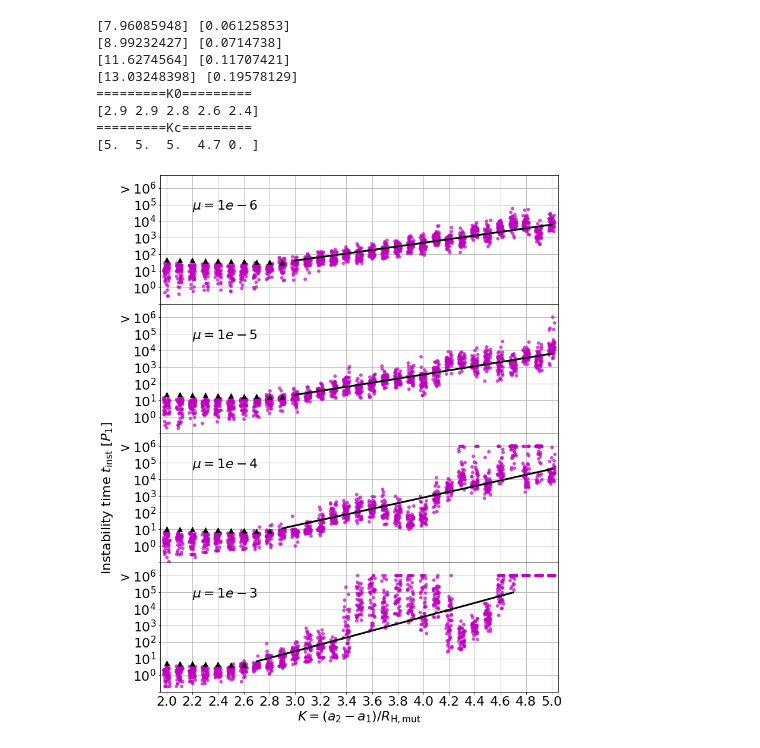
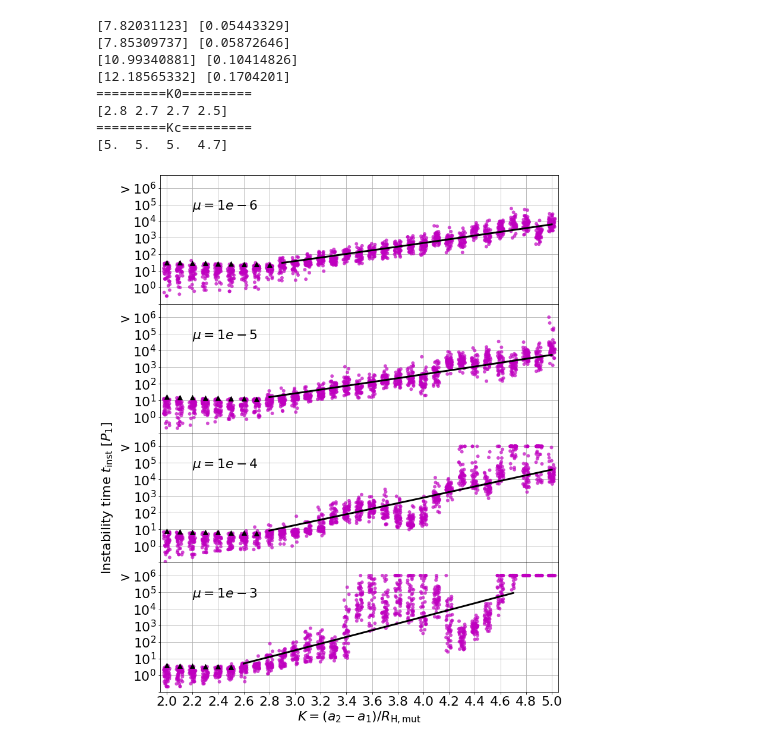
Before and after one commit to lijiaru0305/Hill-friction, a Jupyter notebook: time_nf_N3_T6.ipynb, the cells around one changed output. Drawn from its saved outputs; the diff is of its cells as text; code cells hidden in the pictures.

```diff
--- a/time_nf_N3_T6.ipynb
+++ b/time_nf_N3_T6.ipynb
@@ -14,7 +14,7 @@ def Tins_fit_full(K,b,mu,K0,Kc):
 
 def K_to_Tsyn(K,mu):
     a1 = 1.
-    eta = (mu/3.)**(1./3.)
+    eta = (3*mu/3.)**(1./3.)
     RH = (eta/(1.-0.5*K*eta)) * a1
     a2 = a1+ K*RH
     T1 = a1**1.5
@@ -55,8 +55,8 @@ cuse = ['m','m','m','m','m']
 
 dir_name_list = ['6','5','4','3']
 mu_l = [1e-6,1e-5,1e-4,1e-3]
-K0_l = [2.6,2.6,2.5,2.5,2.4]
-Kc_l = [.0,.0,.0,.0,.0]
+K0_l = [2.6,2.6,2.5,2.5]
+Kc_l = [.0,.0,.0,.0,]
 
 
 for iii in range(len(dir_name_list)):
@@ -102,10 +102,10 @@ for iii in range(len(dir_name_list)):
             N1T = np.sum(RH_time<Tsyn_list[i])
             Nin = np.sum(RH_time>0)
 
-            if N1T > Nrun*0.75:
+            if N1T > Nrun*0.8:
                 K0_l[iii] = kk_list[i]
 
-            if Nin > Nrun*0.001:
+            if Nin > Nrun*0.0:
                 Kc_l[iii] = max(kk_list[i],Kc_l[iii])
 
         if sf_data.ndim >= 2:
@@ -168,37 +168,37 @@ print(np.round(Kc_l,decimals=1))
 
 
 axs[3].set_xlabel(r'$K= (a_2-a_1)/R_{\rm H,mut}}$')
 axs[2].set_ylabel(r'Instability time $t_{\rm inst}$ [$P_1$]')
 
 #axs[iii].set_xlim([1.95,5.05])
 #axs[4].set_xticks([2.,3.0,4.0,5.0])
 
 axs[iii].set_xlim([1.95,5.05])
 axs[3].set_xticks(np.linspace(2.0,5.0,16))
 
 axs[0].set_yticklabels(['',r'$10^0$',r'$10^1$',r'$10^2$',r'$10^3$',r'$10^4$',r'$10^5$',r'$>10^6$'])
 axs[1].set_yticklabels(['',r'$10^0$',r'$10^1$',r'$10^2$',r'$10^3$',r'$10^4$',r'$10^5$',r'$>10^6$'])
 axs[2].set_yticklabels(['',r'$10^0$',r'$10^1$',r'$10^2$',r'$10^3$',r'$10^4$',r'$10^5$',r'$>10^6$'])
 axs[3].set_yticklabels(['',r'$10^0$',r'$10^1$',r'$10^2$',r'$10^3$',r'$10^4$',r'$10^5$',r'$>10^6$'])
 
 #axs[3].axvline(x=resonance_to_K(7./6.,1e-4,0))
 #axs[4].axvline(x=resonance_to_K(7./5.,1e-3,0))
 
 
 #axs.set_title(r'no friction, final $e/\epsilon>0.5$')
 plt.rcParams.update({'font.size':22})
 
 plt.savefig('./pics/pics-time_nf-N3-T6.pdf',bbox_inches='tight',transparent=True)
 plt.savefig('./pics/pics-time_nf-N3-T6.png',bbox_inches='tight',transparent=True)
 
 plt.rcParams.update({'font.size':22})
 # %% [output]
-[7.96085948] [0.06125853]
-[8.99232427] [0.0714738]
-[11.6274564] [0.11707421]
-[13.03248398] [0.19578129]
+[7.82031123] [0.05443329]
+[7.85309737] [0.05872646]
+[10.99340881] [0.10414826]
+[12.18565332] [0.1704201]
 =========K0=========
-[2.9 2.9 2.8 2.6 2.4]
+[2.8 2.7 2.7 2.5]
 =========Kc=========
-[5.  5.  5.  4.7 0. ]
+[5.  5.  5.  4.7]
-[figure, old version]
+[figure, new version]
```
Also changed, not shown: 11 other files.
